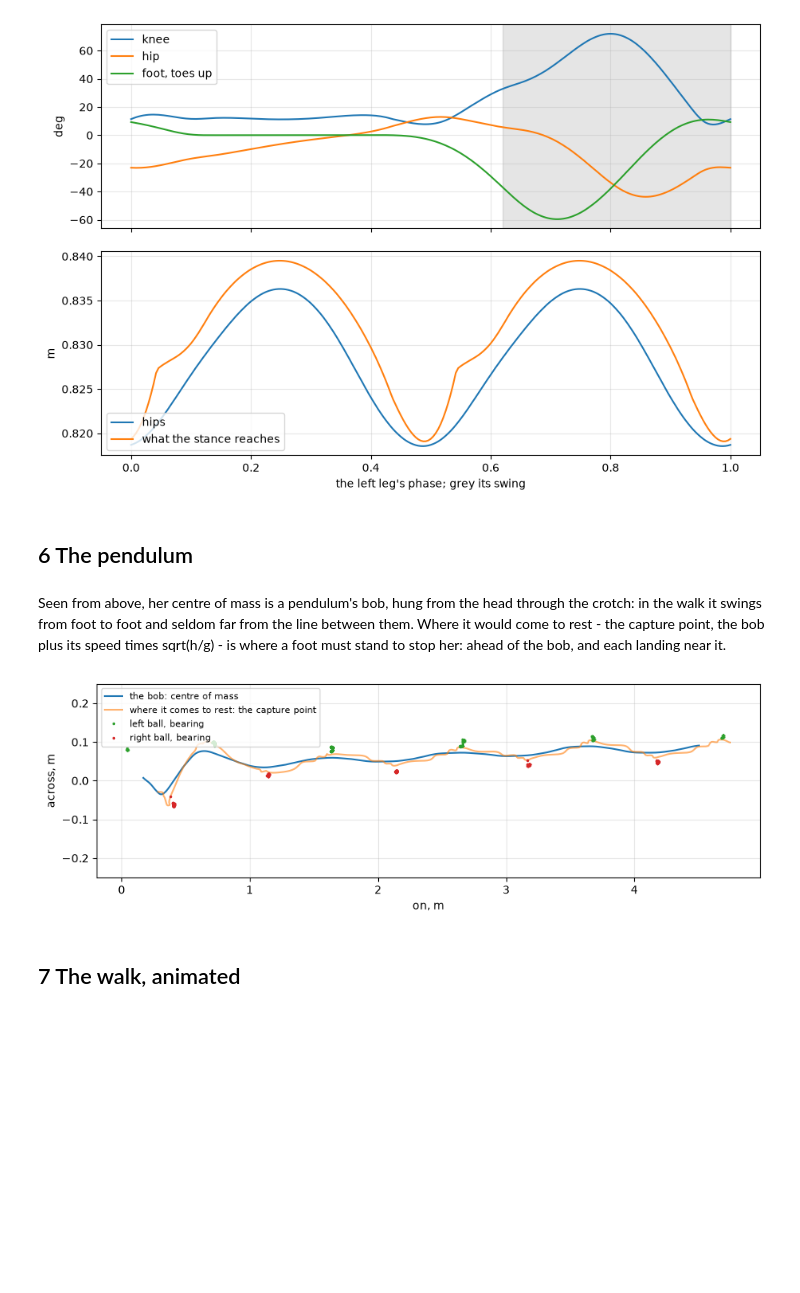
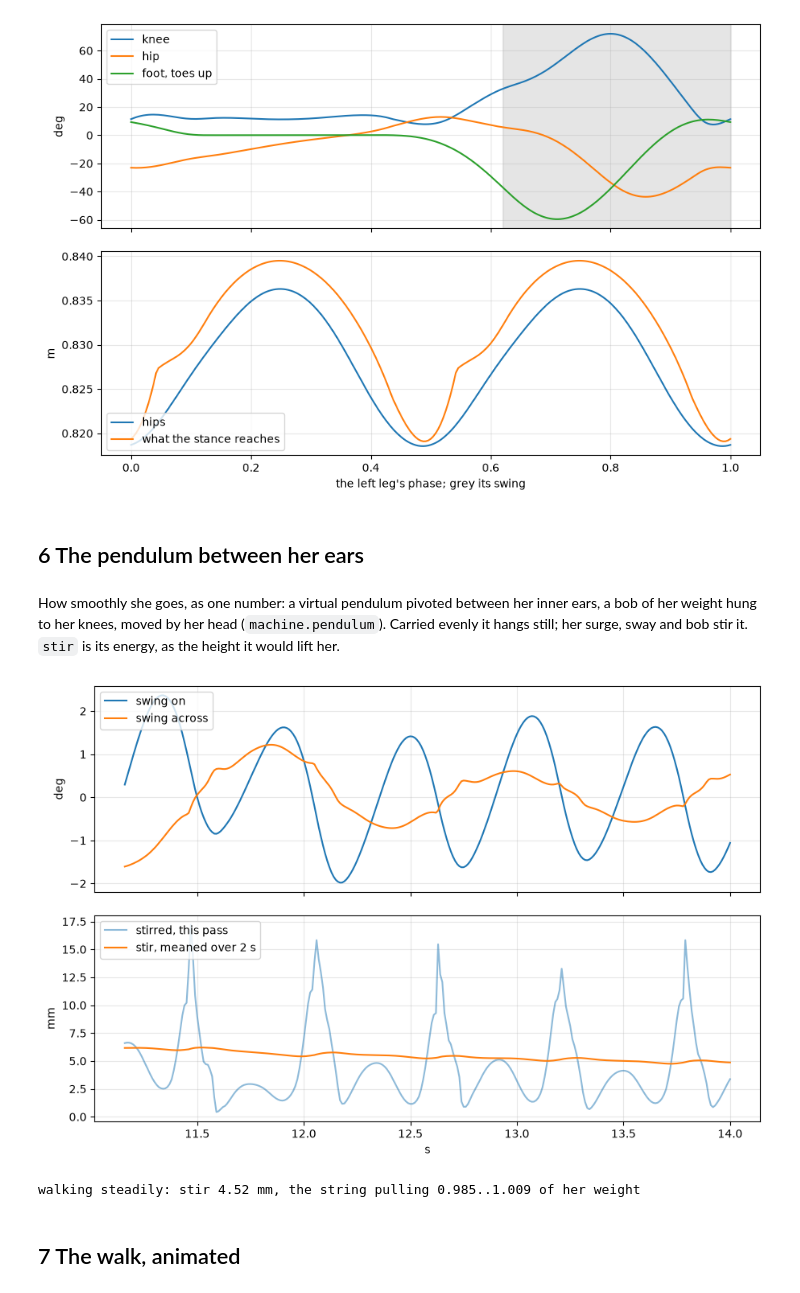
Before and after one commit to rogerisaksson/coaxial_63100, a Jupyter notebook: notebook_examples/director.ipynb, the cells around one changed output. Drawn from its saved outputs; the diff is of its cells as text; code cells hidden in the pictures; blank space fills up the shorter version.

```diff
--- a/notebook_examples/director.ipynb
+++ b/notebook_examples/director.ipynb
@@ -67,6 +69,9 @@ while bus['t'] < 14.0:
                     for i, j in enumerate(JOINTS)})
         row.update({side + axis: ball[k] for side, ball in director.walker.balls.items()
                     for axis, k in (('_x', 0), ('_z', 2))})
+        pend = director.pendulum
+        row.update(swing_on=pend.swing[0], swing_across=pend.swing[1], felt=pend.felt,
+                   stir=pend.stir, energy=pend.energy)
         rows.append(row)
 run = pandas.DataFrame(rows).set_index('t')
 began = run['stage'][run['stage'] != run['stage'].shift()]
@@ -157,31 +162,28 @@ show(fig)
 # %% [output]
 [figure]
 # %% [markdown]
-## 6 The pendulum
+## 6 The pendulum between her ears
 # %% [markdown]
-Seen from above, her centre of mass is a pendulum's bob, hung from the head through the crotch: in the walk it swings from foot to foot and seldom far from the line between them. Where it would come to rest - the capture point, the bob plus its speed times sqrt(h/g) - is where a foot must stand to stop her: ahead of the bob, and each landing near it.
+How smoothly she goes, as one number: a virtual pendulum pivoted between her inner ears, a bob of her weight hung to her knees, moved by her head (`machine.pendulum`). Carried evenly it hangs still; her surge, sway and bob stir it. `stir` is its energy, as the height it would lift her.
 # %%
 walking = run[run['stage'].isin(['walk', 'catch'])]
-g = 9.81
-dt = np.gradient(walking.index.values)
-vx = np.gradient(walking['com_x'].values) / dt
-vz = np.gradient(walking['com_z'].values) / dt
-k = np.sqrt(walking['com_y'].values / g)
-fig, (top,) = figure(rows=1)
-top.plot(walking['com_z'], walking['com_x'], label='the bob: centre of mass')
-top.plot(walking['com_z'] + vz * k, walking['com_x'] + vx * k, alpha=0.6,
-         label='where it comes to rest: the capture point')
-for side, mark in (('left', 'C2'), ('right', 'C3')):
-    down = walking[walking[side] > 60.0]
-    top.plot(down[side + '_z'], down[side + '_x'], '.', color=mark, markersize=3,
-             label=side + ' ball, bearing')
-top.set_xlabel('on, m')
-top.set_ylabel('across, m')
-top.set_ylim(-0.25, 0.25)
-top.legend(loc='upper left', fontsize=8)
+steady = walking[walking.index > walking.index[0] + 3.0]
+fig, (top, bottom) = figure(rows=2, sharex=True)
+top.plot(steady.index, steady['swing_on'], label='swing on')
+top.plot(steady.index, steady['swing_across'], label='swing across')
+top.set_ylabel('deg')
+top.legend(loc='upper left')
+bottom.plot(steady.index, steady['energy'], alpha=0.5, label='stirred, this pass')
+bottom.plot(steady.index, steady['stir'], label='stir, meaned over 2 s')
+bottom.set_ylabel('mm')
+bottom.set_xlabel('s')
+bottom.legend(loc='upper left')
 show(fig)
+print('walking steadily: stir %.2f mm, the string pulling %.3f..%.3f of her weight'
+      % (steady['energy'].mean(), steady['felt'].min(), steady['felt'].max()))
 # %% [output]
-[figure, old version]
+[figure, new version]
+walking steadily: stir 4.52 mm, the string pulling 0.985..1.009 of her weight
 # %% [markdown]
 ## 7 The walk, animated
 # %% [markdown]
```
Also changed, not shown: parts of 3 cells of this notebook, 12 other files.
